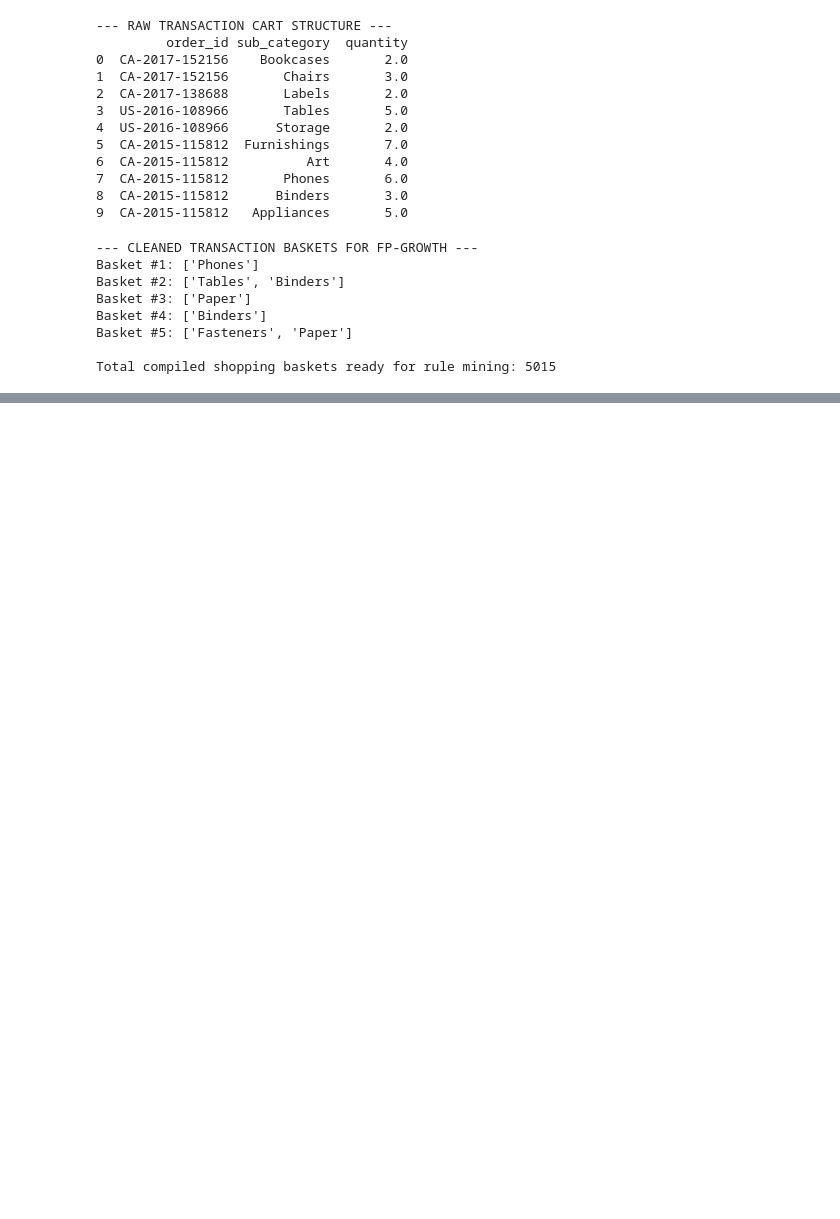
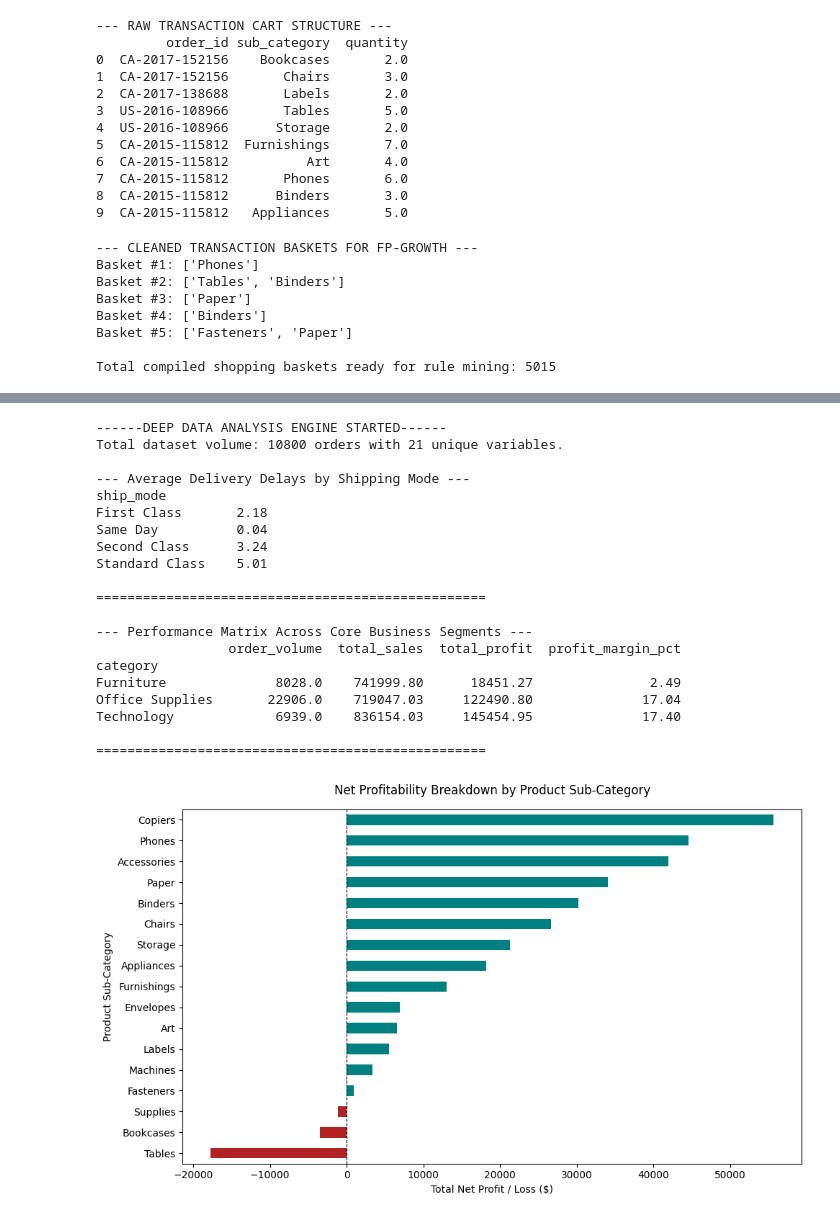
Before and after one commit to purvatawade/Smart-Inventory-Sales-Optimizer, a Jupyter notebook: retail_analytics_pipeline.ipynb, the cells around one changed output, grey strips where cells are left out. Cells and saved outputs as stored; diff of their text form; code cells hidden in the pictures; blank space fills up the shorter version.

```diff
--- a/retail_analytics_pipeline.ipynb
+++ b/retail_analytics_pipeline.ipynb
@@ -135,0 +226,67 @@ print(rules[['antecedents', 'consequents', 'support', 'confidence', 'lift']].hea
+# %%
+import matplotlib.pyplot as plt
+df['order_date'] = pd.to_datetime(df['order_date'])
+df['ship_date'] = pd.to_datetime(df['ship_date'])
+
+print("------DEEP DATA ANALYSIS ENGINE STARTED------")
+print(f"Total dataset volume: {df.shape[0]} orders with {df.shape[1]} unique variables.\n")
+
+df['shipping_gap_days'] = (df['ship_date'] - df['order_date']).dt.days
+
+# Group by shipping mode to see average delivery delays
+shipping_perf = df.groupby('ship_mode')['shipping_gap_days'].mean().round(2)
+print("--- Average Delivery Delays by Shipping Mode ---")
+print(shipping_perf.to_string())
+print("\n" + "="*50 + "\n")
+
+
+# ---BUSINESS REGIME ANALYSIS (Profitability Matrix)---
+# Which product categories make money and which ones lose money
+category_perf = df.groupby('category').agg(
+    total_sales=('sales', 'sum'),
+    total_profit=('profit', 'sum'),
+    average_discount=('discount', 'mean'),
+    order_volume=('quantity', 'sum')
+).round(2)
+
+# Calculate the actual profit margin percentage
+category_perf['profit_margin_pct'] = ((category_perf['total_profit'] / category_perf['total_sales']) * 100).round(2)
+
+print("--- Performance Matrix Across Core Business Segments ---")
+print(category_perf[['order_volume', 'total_sales', 'total_profit', 'profit_margin_pct']])
+print("\n" + "="*50 + "\n")
+
+
+# ---VISUALIZING THE INSIGHTS---
+sub_cat_profit = df.groupby('sub_category')['profit'].sum().sort_values()
+
+plt.figure(figsize=(10, 6))
+sub_cat_profit.plot(kind='barh', color=['firebrick' if x < 0 else 'teal' for x in sub_cat_profit])
+plt.title('Net Profitability Breakdown by Product Sub-Category', fontsize=12, pad=15)
+plt.xlabel('Total Net Profit / Loss ($)', fontsize=10)
+plt.ylabel('Product Sub-Category', fontsize=10)
+plt.axvline(0, color='black', linewidth=0.8, linestyle='--')
+plt.tight_layout()
+plt.show()
+# %% [output]
+------DEEP DATA ANALYSIS ENGINE STARTED------
+Total dataset volume: 10800 orders with 21 unique variables.
+
+--- Average Delivery Delays by Shipping Mode ---
+ship_mode
+First Class       2.18
+Same Day          0.04
+Second Class      3.24
+Standard Class    5.01
+
+==================================================
+
+--- Performance Matrix Across Core Business Segments ---
+                 order_volume  total_sales  total_profit  profit_margin_pct
+category
+Furniture              8028.0    741999.80      18451.27               2.49
+Office Supplies       22906.0    719047.03     122490.80              17.04
+Technology             6939.0    836154.03     145454.95              17.40
+
+==================================================
+[figure, added]
```
Also changed, not shown: parts of 7 cells of this notebook.
